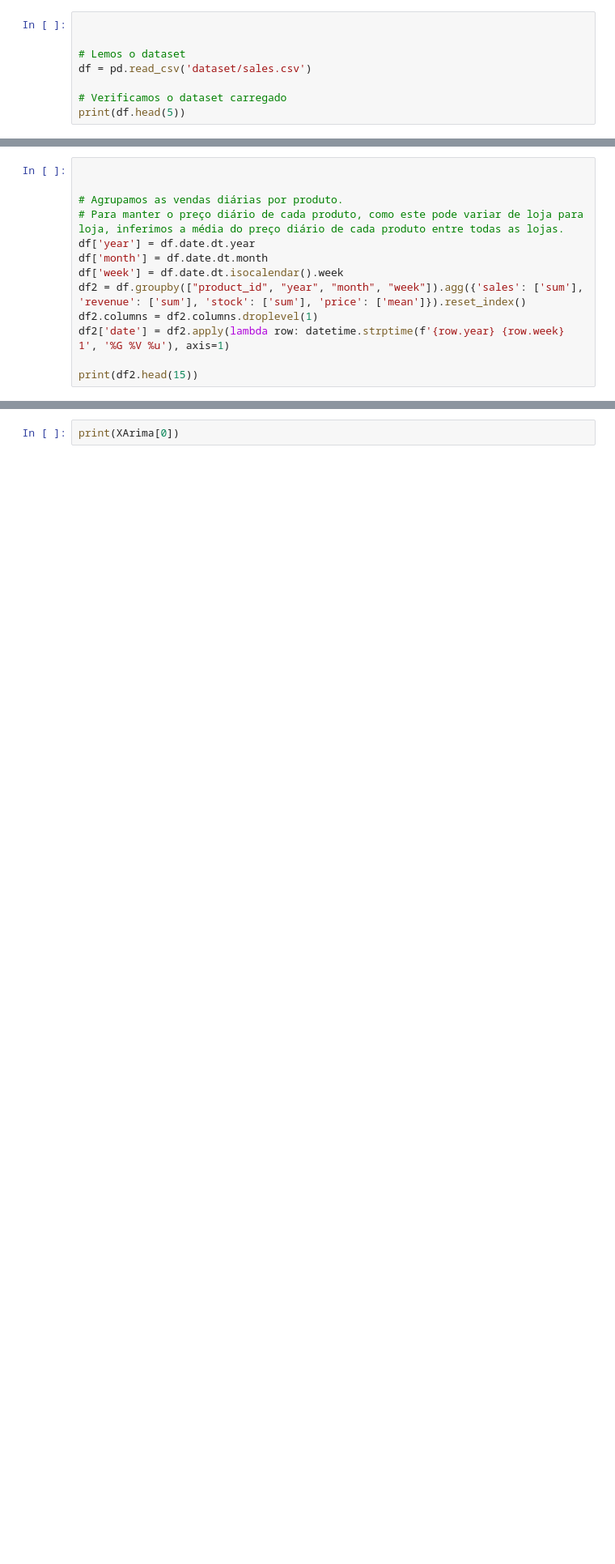
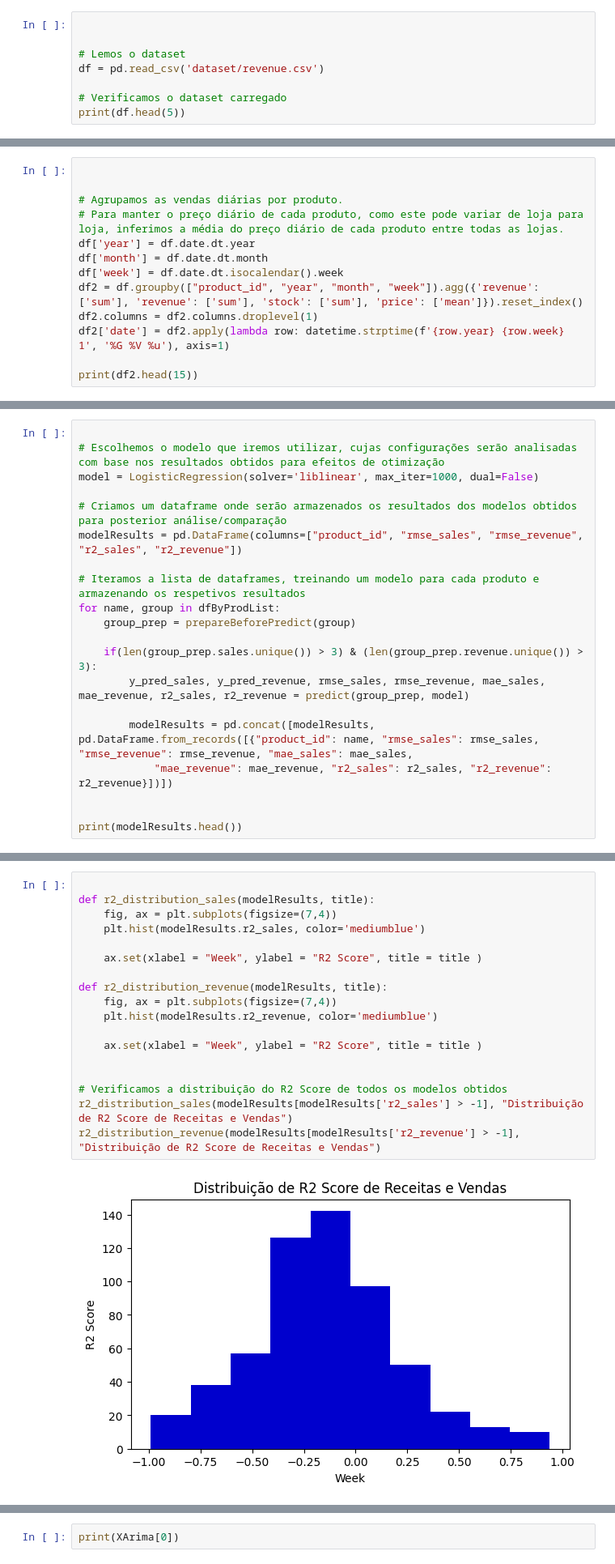
Before and after one commit to reiid00/MEIA-PROJ2, a Jupyter notebook: pre_processing_dataset.ipynb, the cells around one changed output, grey strips where cells are left out. Shown at 81% size. Saved outputs shown, nothing was run; the diff lists cells and outputs as text; blank space fills up the shorter version.

Commit message:
falta otimizar após resultados iniciais e voltar a testar, comparando os resultados

```diff
--- a/pre_processing_dataset.ipynb
+++ b/pre_processing_dataset.ipynb
@@ -49,7 +49,7 @@ from sklearn.model_selection import train_test_split
 
 
 # Lemos o dataset
-df = pd.read_csv('dataset/sales.csv')
+df = pd.read_csv('dataset/revenue.csv')
 
 # Verificamos o dataset carregado
 print(df.head(5))
@@ -169,7 +108,7 @@ dtype: float64
 df['year'] = df.date.dt.year
 df['month'] = df.date.dt.month
 df['week'] = df.date.dt.isocalendar().week
-df2 = df.groupby(["product_id", "year", "month", "week"]).agg({'sales': ['sum'], 'revenue': ['sum'], 'stock': ['sum'], 'price': ['mean']}).reset_index()
+df2 = df.groupby(["product_id", "year", "month", "week"]).agg({'revenue': ['sum'], 'revenue': ['sum'], 'stock': ['sum'], 'price': ['mean']}).reset_index()
 df2.columns = df2.columns.droplevel(1)
 df2['date'] = df2.apply(lambda row: datetime.strptime(f'{row.year} {row.week} 1', '%G %V %u'), axis=1)
 
@@ -466,0 +369,20 @@ def find_model_perf(X_train, y_train, X_test, y_test):
+# %%
+
+# Escolhemos o modelo que iremos utilizar, cujas configurações serão analisadas com base nos resultados obtidos para efeitos de otimização
+model = LogisticRegression(solver='liblinear', max_iter=1000, dual=False)
+
+# Criamos um dataframe onde serão armazenados os resultados dos modelos obtidos para posterior análise/comparação
+modelResults = pd.DataFrame(columns=["product_id", "rmse_sales", "rmse_revenue", "r2_sales", "r2_revenue"])
+
+# Iteramos a lista de dataframes, treinando um modelo para cada produto e armazenando os respetivos resultados
+for name, group in dfByProdList:
+    group_prep = prepareBeforePredict(group)
+
+    if(len(group_prep.sales.unique()) > 3) & (len(group_prep.revenue.unique()) > 3):
+        y_pred_sales, y_pred_revenue, rmse_sales, rmse_revenue, mae_sales, mae_revenue, r2_sales, r2_revenue = predict(group_prep, model)
+
+        modelResults = pd.concat([modelResults,  pd.DataFrame.from_records([{"product_id": name, "rmse_sales": rmse_sales, "rmse_revenue": rmse_revenue, "mae_sales": mae_sales,
+            "mae_revenue": mae_revenue, "r2_sales": r2_sales, "r2_revenue": r2_revenue}])])
+
+
+print(modelResults.head())
@@ -466,0 +420,20 @@ def find_model_perf(X_train, y_train, X_test, y_test):
+# %%
+
+def r2_distribution_sales(modelResults, title):
+    fig, ax = plt.subplots(figsize=(7,4))
+    plt.hist(modelResults.r2_sales, color='mediumblue')
+
+    ax.set(xlabel = "Week", ylabel = "R2 Score", title = title )
+
+def r2_distribution_revenue(modelResults, title):
+    fig, ax = plt.subplots(figsize=(7,4))
+    plt.hist(modelResults.r2_revenue, color='mediumblue')
+
+    ax.set(xlabel = "Week", ylabel = "R2 Score", title = title )
+
+
+# Verificamos a distribuição do R2 Score de todos os modelos obtidos
+r2_distribution_sales(modelResults[modelResults['r2_sales'] > -1], "Distribuição de R2 Score de Receitas e Vendas")
+r2_distribution_revenue(modelResults[modelResults['r2_revenue'] > -1], "Distribuição de R2 Score de Receitas e Vendas")
+# %% [output]
+[figure, added]
```
Also changed, not shown: parts of 36 cells of this notebook.
